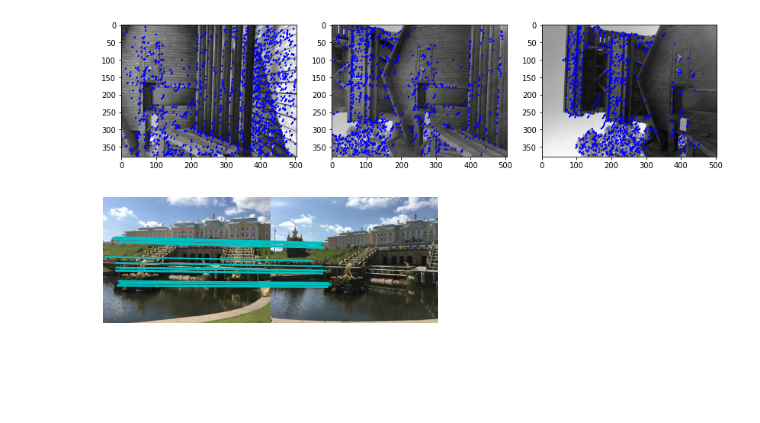
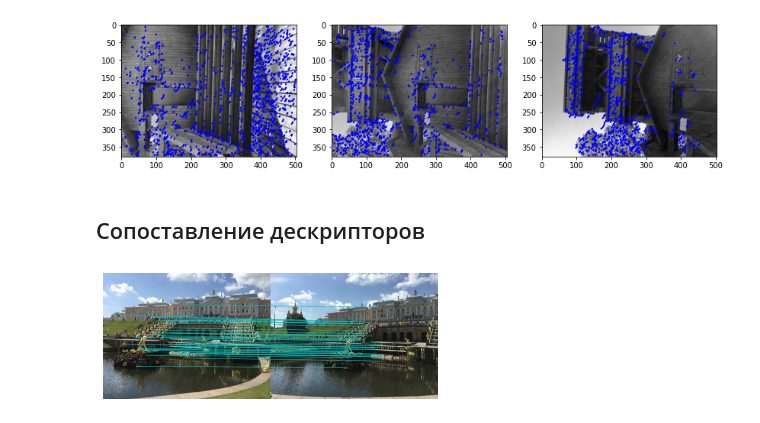
Before and after one commit to mualal/computer-vision-with-python, a Jupyter notebook: 2_local_image_descriptors.ipynb, the cells around one changed output. Cells and saved outputs as stored; diff of their text form; code cells hidden in the pictures; blank space fills up the shorter version.

Commit message:
continue with local image descriptors 2022aug29

```diff
--- a/2_local_image_descriptors.ipynb
+++ b/2_local_image_descriptors.ipynb
@@ -76,25 +82,29 @@ for i, path in enumerate(paths):
     sift.plot_sift_points(path, size)
 # %% [output]
 [figure]
+# %% [markdown]
+## Сопоставление дескрипторов
 # %%
-img1 = np.array(Image.open(os.path.join('images_input', 'Peterhof.jpg')).resize((1008, 756)))
-img2 = np.array(Image.open(os.path.join('images_input', 'Peterhof2.jpg')).resize((1008, 756)))
+from scipy import ndimage
+img1 = np.array(Image.open(os.path.join('images_input', 'Peterhof.jpg')))
+img2 = np.array(Image.open(os.path.join('images_input', 'Peterhof2.jpg')))
 
-sift_points_1, descriptors_1 = sift.find_sift_points_and_descriptors(img1)
-sift_points_2, descriptors_2 = sift.find_sift_points_and_descriptors(img2)
+sift_points_1, descriptors_1 = sift.find_sift_points_and_descriptors(ndimage.gaussian_filter(img1, 20))
+sift_points_2, descriptors_2 = sift.find_sift_points_and_descriptors(ndimage.gaussian_filter(img2, 20))
 
 matches = sift.match_twosided(descriptors_1, descriptors_2)
 
 sift.plot_matches(
     img1,
     img2,
     [(p.pt[1], p.pt[0]) for p in sift_points_1],
     [(p.pt[1], p.pt[0]) for p in sift_points_2],
-    matches[0:500],
-    show_below=False
+    matches[0:100],
+    show_below=False,
+    save_to_file=os.path.join('images_output', 'Peterhof_matches.jpg')
 )
 # %% [output]
-[figure, old version]
+[figure, new version]
 # %% [markdown]
 <!--NAVIGATION-->
 <[Глава 1. Основы обработки изображений](1_basic_image_handling_and_processing.ipynb) | [Содержание](0_index.ipynb) | [Глава 3. Преобразования изображений](3_image_to_image_mapping.ipynb)>
```
Also changed, not shown: parts of 5 cells of this notebook, 2 other files.
